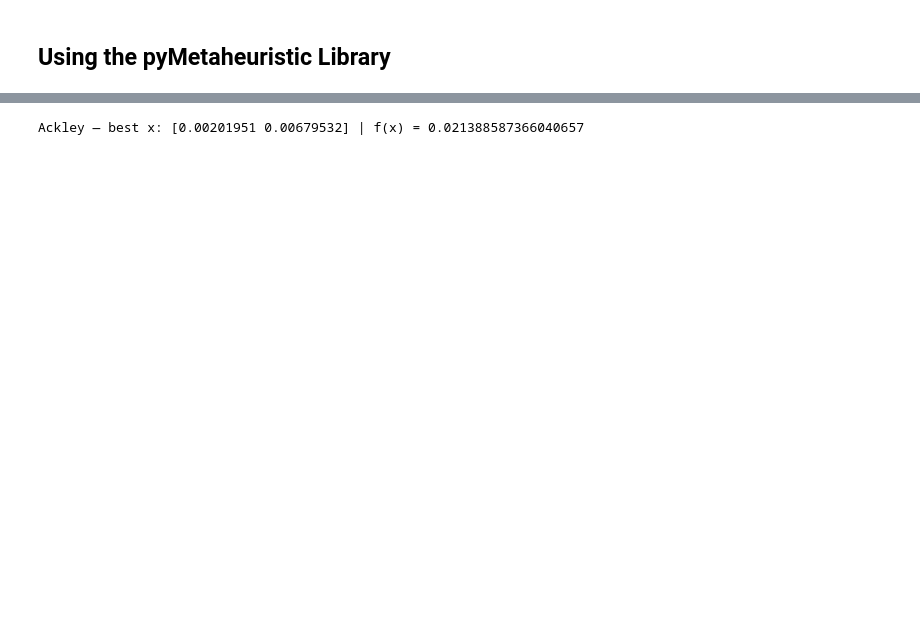
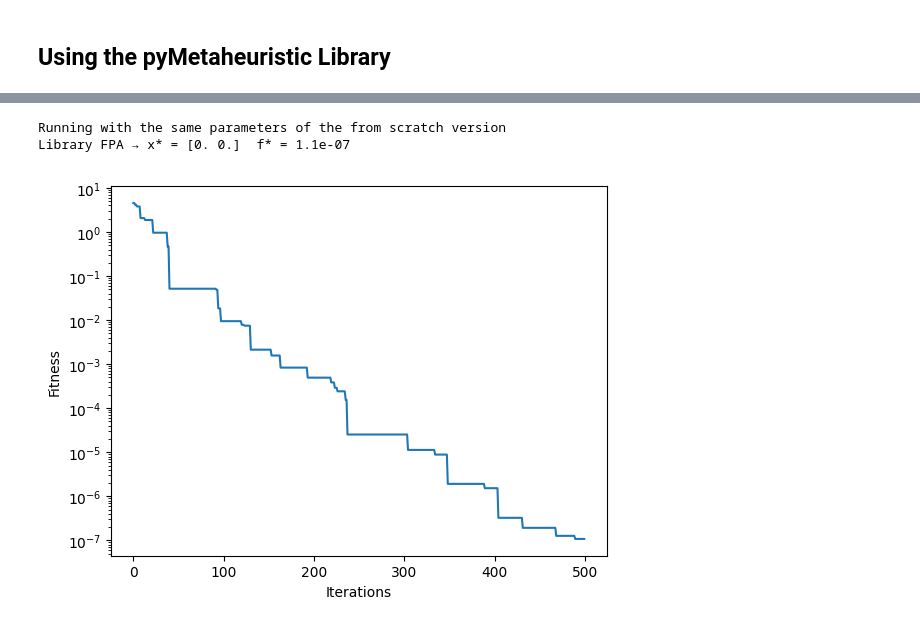
Before and after one commit to glaucogoncalves/nio, a Jupyter notebook: lectures/04_04_FPA.ipynb, the cells around one changed output, grey strips where cells are left out. Drawn from its saved outputs; the diff is of its cells as text; code cells hidden in the pictures; blank space fills up the shorter version.

```diff
--- a/lectures/04_04_FPA.ipynb
+++ b/lectures/04_04_FPA.ipynb
@@ -325,38 +310,53 @@ best f(x): 0.0016791651020914705
 # %%
 import numpy as np
-from pyMetaheuristic.algorithm.fpa import flower_pollination_algorithm
+import pymetaheuristic
 
 # -------- Ackley Function --------
 def ackley(x):
     d = len(x)
+    x = np.array(x)
     term1 = -20.0 * np.exp(-0.2 * np.sqrt(np.sum(x**2) / d))
     term2 = -np.exp(np.sum(np.cos(2 * np.pi * x)) / d)
     return term1 + term2 + 20 + np.e
 
-# -------- FPA Parameters (as in Yang 2012) --------
-params = {
-    'flowers'     : 30,           # population size
-    'min_values'  : (-32, -32),   # lower bounds
-    'max_values'  : ( 32,  32),   # upper bounds
-    'iterations'  : 500,          # number of iterations
-    'gama'        : 1.0,          # Levy flight scale
-    'lamb'        : 1.5,          # Levy exponent
-    'p'           : 0.8,          # switch probability
-    'verbose'     : False,         # show progress per iteration
-    'start_init'  : None,         # random initialization
-    'target_value': None          # no early stopping
+# FPA parameters
+iterations     = 500
+min_values = [-5,-5]   # lower bound
+max_values = [5,5]   # upper bound
+
+parameters_rb = {
+    'flowers'     : 30,
+    'gama'        : 1.0,        # Lévy step scale factor
+    'lamb'        : 1.5,        # Lévy exponent
+    'p'           : 0.5        # switch probability
 }
 
-# -------- Run FPA --------
-result = flower_pollination_algorithm(
-    target_function = ackley,
-    **params
-)
+# Run the FPA
+result = pymetaheuristic.optimize(
+					algorithm                  = "fpa",
+                    config				       = parameters_rb,
+					target_function            = ackley,
+					min_values                 = min_values,
+					max_values                 = max_values,
+					max_steps                  = iterations,
+					store_history              = True,
+                    seed                       = 42
+				)
 
-# result is [x0, x1, f(x)]
-best_x = result[:-1]
-best_f = result[-1]
-
-print("Ackley — best x:", best_x, "| f(x) =", best_f)
+print("Running with the same parameters of the from scratch version")
+print("Library FPA → x* =", np.round(result.best_position,4), " f* =", round(result.best_fitness,8))
 # %% [output]
-Ackley — best x: [0.00201951 0.00679532] | f(x) = 0.021388587366040657
+Running with the same parameters of the from scratch version
+Library FPA → x* = [0. 0.]  f* = 1.1e-07
+# %%
+best_m = []
+for r in result.history:
+    best_m.append(r['best_fitness'])
+
+plt.plot(best_m,)
+plt.xlabel("Iterations")
+plt.ylabel("Fitness")
+plt.yscale("log")
+plt.show()
+# %% [output]
+[figure, added]
```
Also changed, not shown: parts of 6 cells of this notebook, 3 other files.
